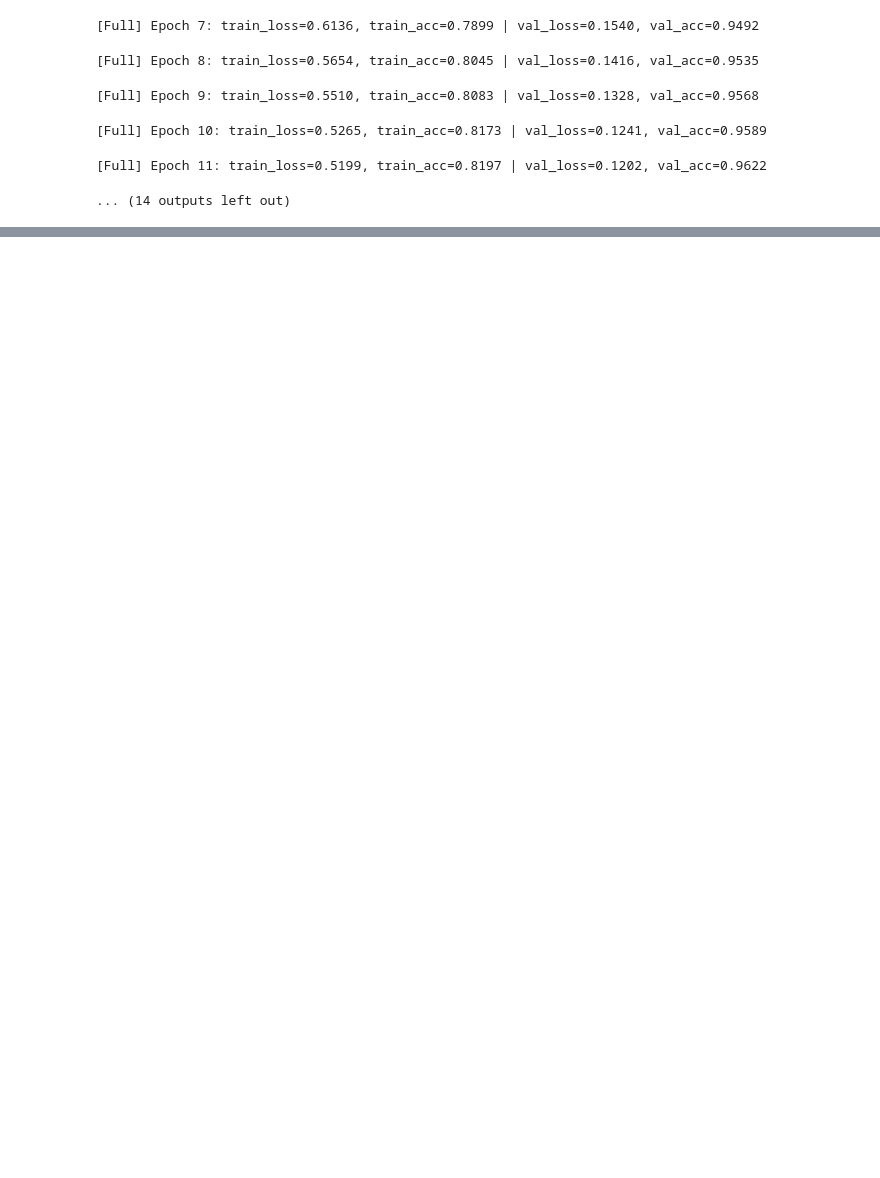
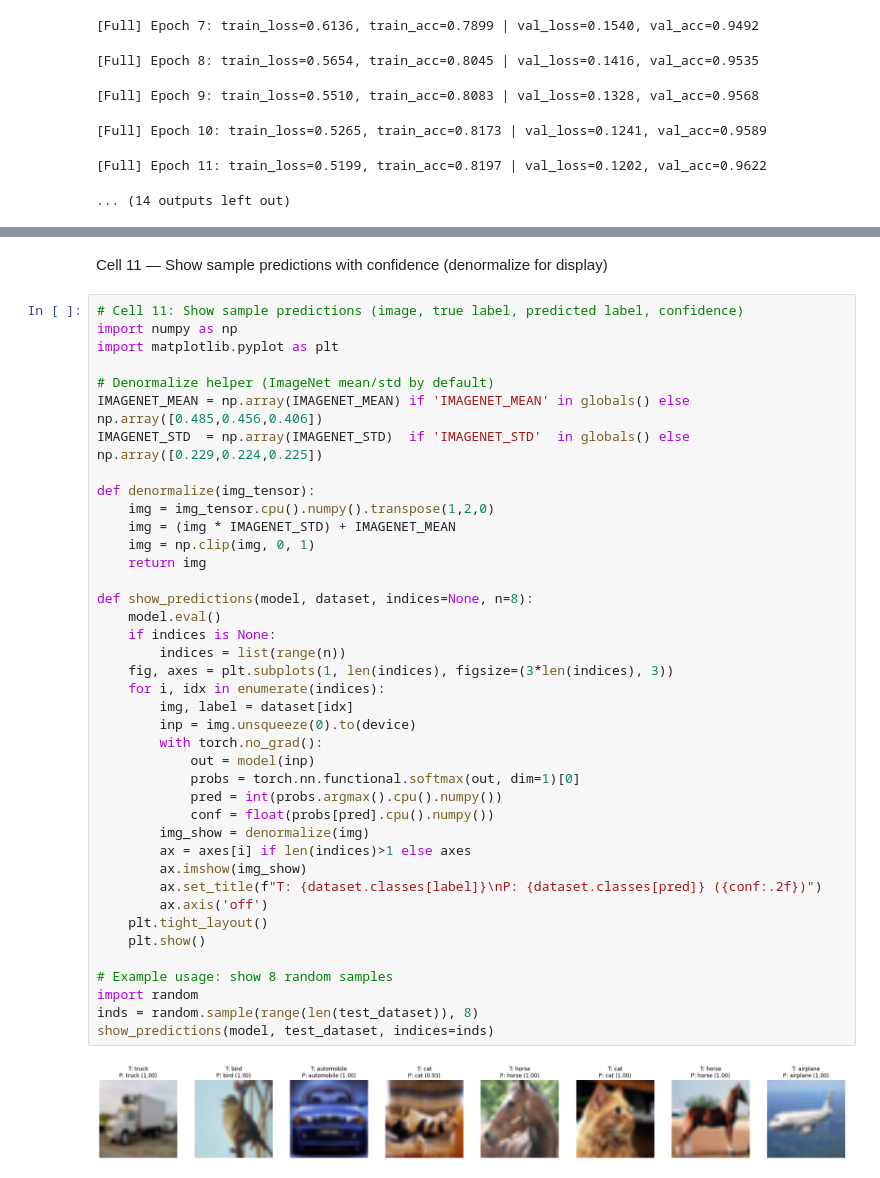
Before and after one commit to nahidibnaharun/AI-and-ML-and-Pattern-Recognition, a Jupyter notebook: CIFAR-10/CIFAR_10.ipynb, the cells around one changed output, grey strips where cells are left out. Cells and saved outputs as stored; diff of their text form; blank space fills up the shorter version.

```diff
--- a/CIFAR-10/CIFAR_10.ipynb
+++ b/CIFAR-10/CIFAR_10.ipynb
@@ -403,0 +406,44 @@ plot_training(history)
+# %% [markdown]
+Cell 11 — Show sample predictions with confidence (denormalize for display)
+# %%
+# Cell 11: Show sample predictions (image, true label, predicted label, confidence)
+import numpy as np
+import matplotlib.pyplot as plt
+
+# Denormalize helper (ImageNet mean/std by default)
+IMAGENET_MEAN = np.array(IMAGENET_MEAN) if 'IMAGENET_MEAN' in globals() else np.array([0.485,0.456,0.406])
+IMAGENET_STD  = np.array(IMAGENET_STD)  if 'IMAGENET_STD'  in globals() else np.array([0.229,0.224,0.225])
+
+def denormalize(img_tensor):
+    img = img_tensor.cpu().numpy().transpose(1,2,0)
+    img = (img * IMAGENET_STD) + IMAGENET_MEAN
+    img = np.clip(img, 0, 1)
+    return img
+
+def show_predictions(model, dataset, indices=None, n=8):
+    model.eval()
+    if indices is None:
+        indices = list(range(n))
+    fig, axes = plt.subplots(1, len(indices), figsize=(3*len(indices), 3))
+    for i, idx in enumerate(indices):
+        img, label = dataset[idx]
+        inp = img.unsqueeze(0).to(device)
+        with torch.no_grad():
+            out = model(inp)
+            probs = torch.nn.functional.softmax(out, dim=1)[0]
+            pred = int(probs.argmax().cpu().numpy())
+            conf = float(probs[pred].cpu().numpy())
+        img_show = denormalize(img)
+        ax = axes[i] if len(indices)>1 else axes
+        ax.imshow(img_show)
+        ax.set_title(f"T: {dataset.classes[label]}\nP: {dataset.classes[pred]} ({conf:.2f})")
+        ax.axis('off')
+    plt.tight_layout()
+    plt.show()
+
+# Example usage: show 8 random samples
+import random
+inds = random.sample(range(len(test_dataset)), 8)
+show_predictions(model, test_dataset, indices=inds)
+# %% [output]
+[figure, added]
```
Also changed, not shown: parts of 13 cells of this notebook.
